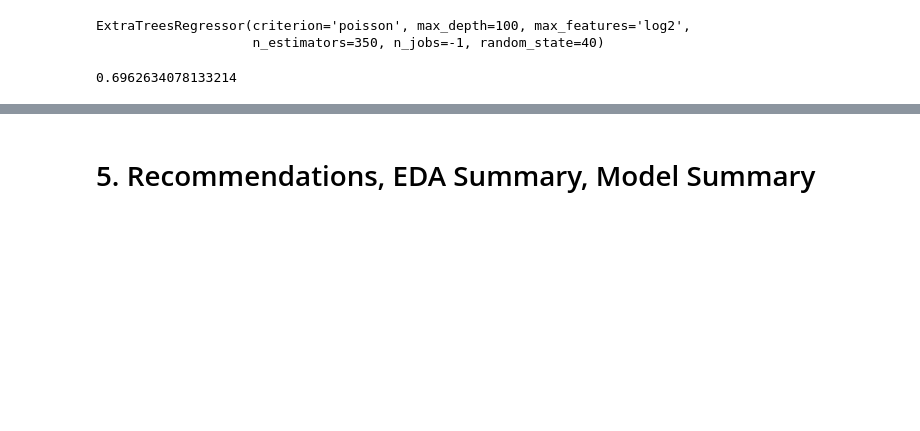
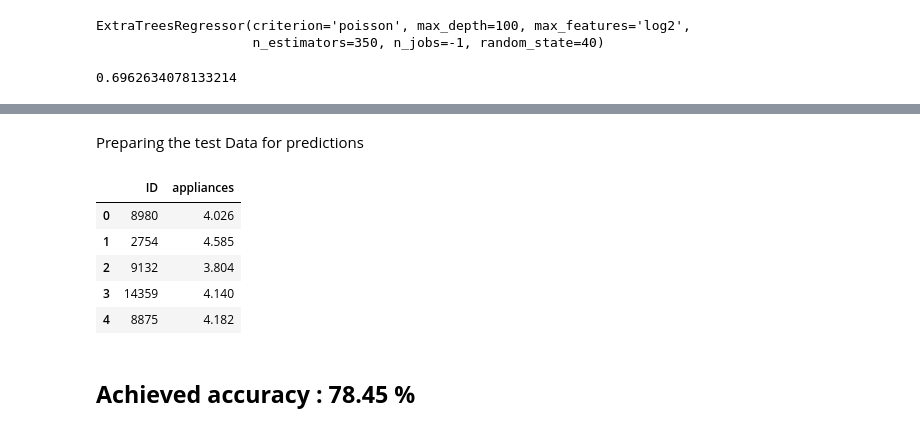
Before and after one commit to bhambrij-upwork/hackthon-june-2023, a Jupyter notebook: fs-household-energy-optimization-prediction.ipynb, the cells around one changed output, grey strips where cells are left out. Saved outputs shown, nothing was run; the diff lists cells and outputs as text; code cells hidden in the pictures; blank space fills up the shorter version.

```diff
--- a/fs-household-energy-optimization-prediction.ipynb
+++ b/fs-household-energy-optimization-prediction.ipynb
@@ -811,3 +715,23 @@ cb_reg.get_params()
-# %% [markdown]
-<a id="5"></a>
-# 5. Recommendations, EDA Summary, Model Summary
+# %% [markdown]
+Preparing the test Data for predictions
+# %%
+df_t["hour"] = pd.to_datetime(df_t["date"]).dt.hour
+df_t["weekday"] = pd.to_datetime(df_t["date"]).dt.weekday
+# %%
+ids = list(df_t['ID'])
+model_test_X = df_t[col_temp + col_hum + col_weather + col_time ]
+# %%
+pred = xtr.predict(model_test_X)
+sub_xtree = pd.DataFrame({"ID": ids, "appliances":list(pred)})
+sub_xtree.to_csv("/kaggle/working/sub_xtree.csv", index=False)
+# %%
+sub_xtree.head()
+# %% [output]
+|  | ID | appliances |
+| 0 | 8980 | 4.026 |
+| 1 | 2754 | 4.585 |
+| 2 | 9132 | 3.804 |
+| 3 | 14359 | 4.140 |
+| 4 | 8875 | 4.182 |
+# %% [markdown]
+## **Achieved accuracy : 78.45 %**
```
Also changed, not shown: parts of 20 cells of this notebook.
